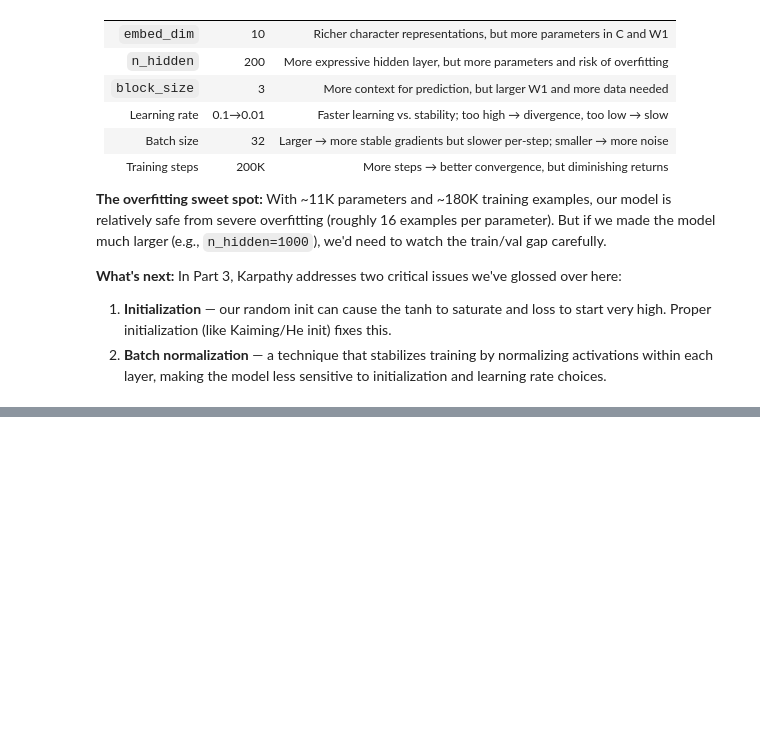
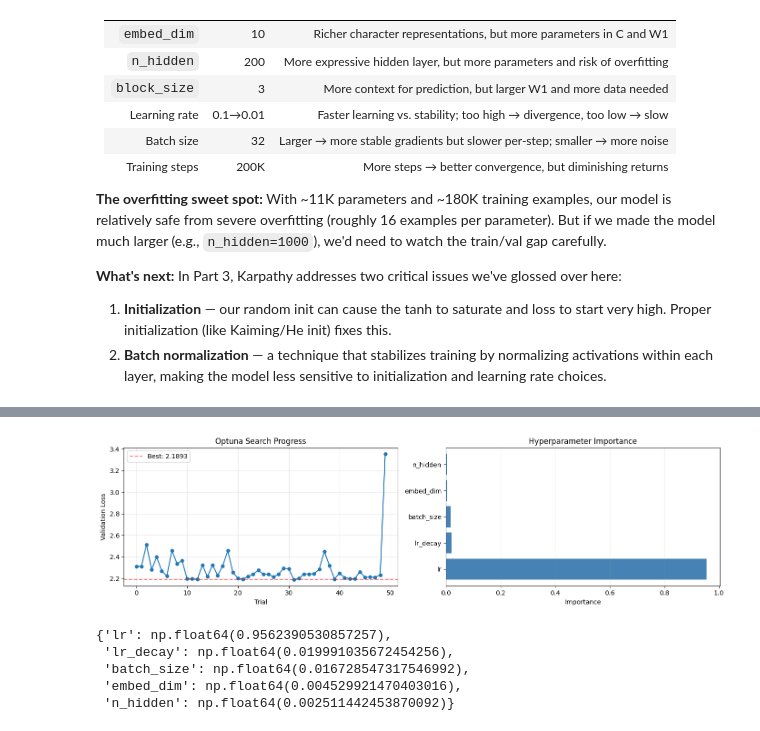
Before and after one commit to kshitijg92/karpathy-zero-to-hero-deep-work, a Jupyter notebook: lesson_3_makemore_mlp/makemore_mlp.ipynb, the cells around one changed output, grey strips where cells are left out. Drawn from its saved outputs; the diff is of its cells as text; code cells hidden in the pictures; blank space fills up the shorter version.

Commit message:
added optuna

```diff
--- a/lesson_3_makemore_mlp/makemore_mlp.ipynb
+++ b/lesson_3_makemore_mlp/makemore_mlp.ipynb
@@ -829,0 +907,9 @@ for ne in [2, 5, 10]:
+# %%
+import optuna
+import importlib
+import sklearn
+importlib.reload(optuna)
+importlib.reload(sklearn)
+
+optuna.logging.set_verbosity(optuna.logging.WARNING)  # suppress per-trial logs
+print(sklearn.__version__)
@@ -830,3 +978,37 @@ for ne in [2, 5, 10]:
+# %%
+# Optuna tracks every trial — we can see how the search progressed
+fig, axes = plt.subplots(1, 2, figsize=(14, 4))
+
+# Left: validation loss per trial (should trend downward as Optuna learns)
+trials = study.trials
+vals = [t.value for t in trials]
+axes[0].plot(vals, 'o-', markersize=5)
+axes[0].axhline(y=study.best_value, color='red', linestyle='--', alpha=0.5, label=f'Best: {study.best_value:.4f}')
+axes[0].set_xlabel('Trial')
+axes[0].set_ylabel('Validation Loss')
+axes[0].set_title('Optuna Search Progress')
+axes[0].legend()
+axes[0].grid(True, alpha=0.3)
+
+# Right: which hyperparameters matter most (importance)
+importances = optuna.importance.get_param_importances(study)
+axes[1].barh(list(importances.keys()), list(importances.values()), color='steelblue')
+axes[1].set_xlabel('Importance')
+axes[1].set_title('Hyperparameter Importance')
+axes[1].grid(True, alpha=0.3, axis='x')
+
+plt.tight_layout()
+plt.show()
+# %% [output]
+[figure, added]
+# %%
+importances
+# %% [output]
+{'lr': np.float64(0.9562390530857257),
+ 'lr_decay': np.float64(0.019991035672454256),
+ 'batch_size': np.float64(0.016728547317546992),
+ 'embed_dim': np.float64(0.004529921470403016),
+ 'n_hidden': np.float64(0.002511442453870092)}
 # %% [markdown]
 # Summary
 
```
Also changed, not shown: parts of 16 cells of this notebook, 1 other file.
